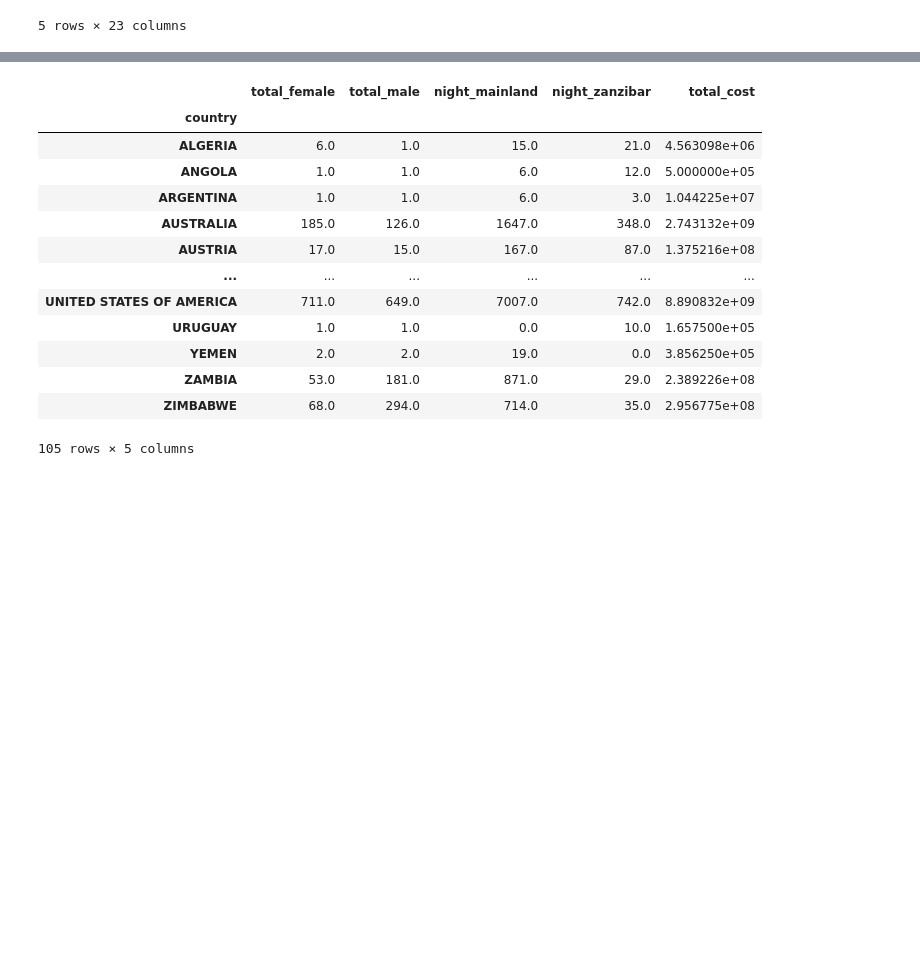
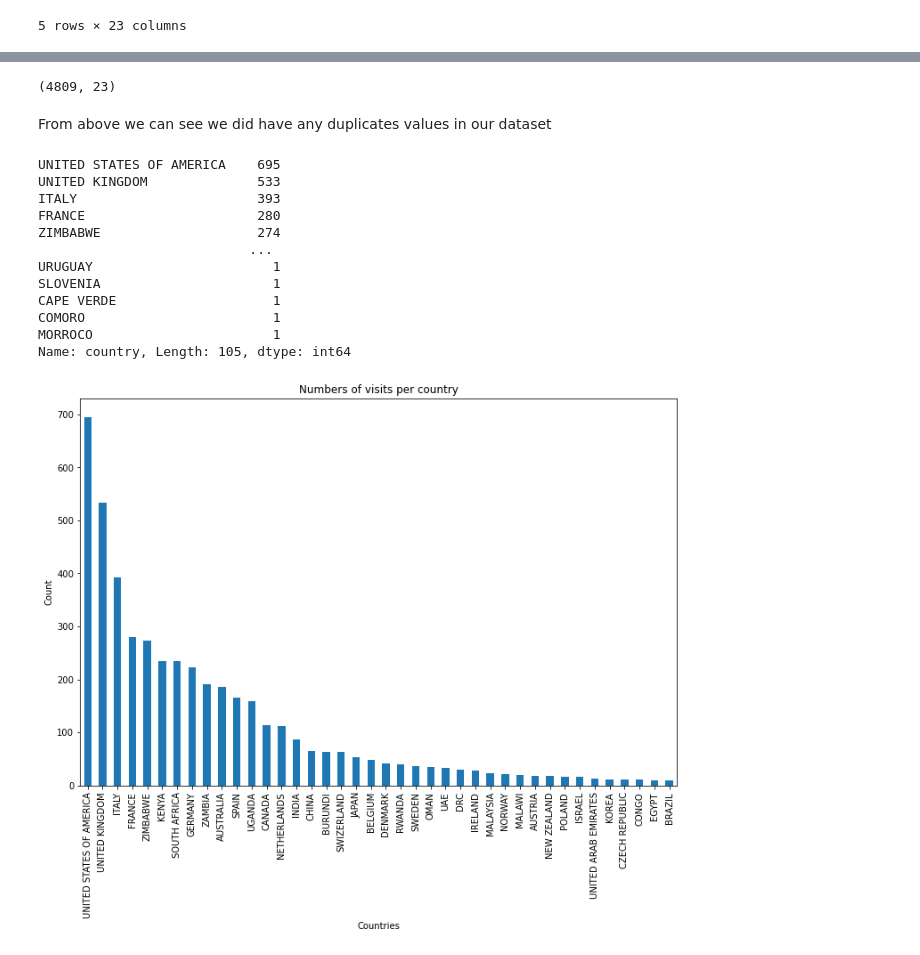
Before and after one commit to phelly/publicAPIs, a Jupyter notebook: Tourism Prediction.ipynb, the cells around one changed output, grey strips where cells are left out. Drawn from its saved outputs; the diff is of its cells as text; code cells hidden in the pictures; blank space fills up the shorter version.

```diff
--- a/Tourism Prediction.ipynb
+++ b/Tourism Prediction.ipynb
@@ -66,18 +76,23 @@ train_df.head()
+# %%
+train_df1 = train_df.drop_duplicates()
+train_df1.shape
+# %% [output]
+(4809, 23)
+# %% [markdown]
+From above we can see we did have any duplicates values in our dataset
 # %%
-countries = train_df.groupby(['country']).sum()
+countries = train_df['country'].value_counts()
 countries
 # %% [output]
-|  | total_female | total_male | night_mainland | night_zanzibar | total_cost |
-| country |  |  |  |  |  |
-| ALGERIA | 6.0 | 1.0 | 15.0 | 21.0 | 4.563098e+06 |
-| ANGOLA | 1.0 | 1.0 | 6.0 | 12.0 | 5.000000e+05 |
-| ARGENTINA | 1.0 | 1.0 | 6.0 | 3.0 | 1.044225e+07 |
-| AUSTRALIA | 185.0 | 126.0 | 1647.0 | 348.0 | 2.743132e+09 |
-| AUSTRIA | 17.0 | 15.0 | 167.0 | 87.0 | 1.375216e+08 |
-| ... | ... | ... | ... | ... | ... |
-| UNITED STATES OF AMERICA | 711.0 | 649.0 | 7007.0 | 742.0 | 8.890832e+09 |
-| URUGUAY | 1.0 | 1.0 | 0.0 | 10.0 | 1.657500e+05 |
-| YEMEN | 2.0 | 2.0 | 19.0 | 0.0 | 3.856250e+05 |
-| ZAMBIA | 53.0 | 181.0 | 871.0 | 29.0 | 2.389226e+08 |
-| ZIMBABWE | 68.0 | 294.0 | 714.0 | 35.0 | 2.956775e+08 |
-105 rows × 5 columns
+UNITED STATES OF AMERICA    695
+UNITED KINGDOM              533
+ITALY                       393
+FRANCE                      280
+ZIMBABWE                    274
+                           ...
+URUGUAY                       1
+SLOVENIA                      1
+CAPE VERDE                    1
+COMORO                        1
+MORROCO                       1
+Name: country, Length: 105, dtype: int64
@@ -87,0 +99,10 @@ sns.histplot(data = countries_size, x=)
+# %%
+#Lets visualize the above data using a histogram
+#plotting a histogram
+countries.nlargest(40).plot(kind = "bar", figsize = (12,8))
+plt.title("Numbers of visits per country")
+plt.xlabel("Countries")
+plt.ylabel("Count")
+plt.show()
+# %% [output]
+[figure, added]
```
Also changed, not shown: parts of 5 cells of this notebook.
